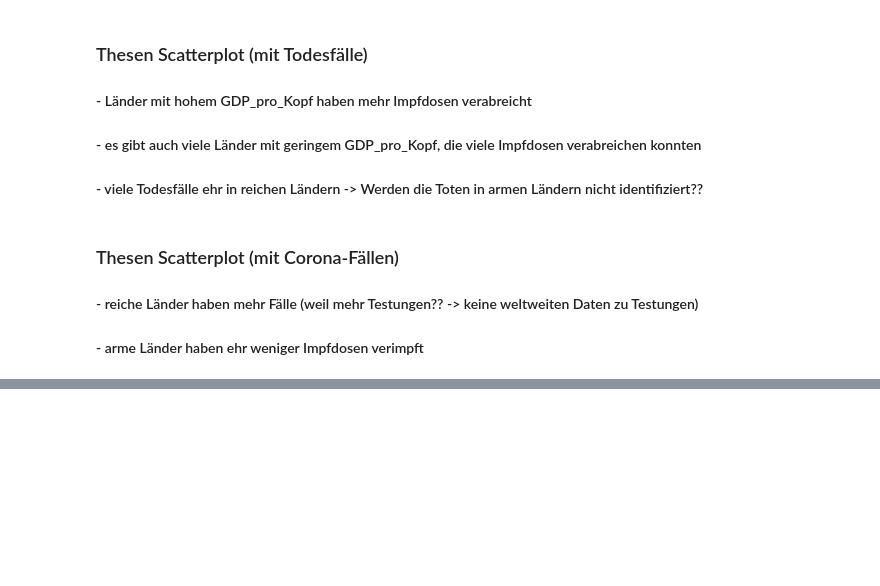
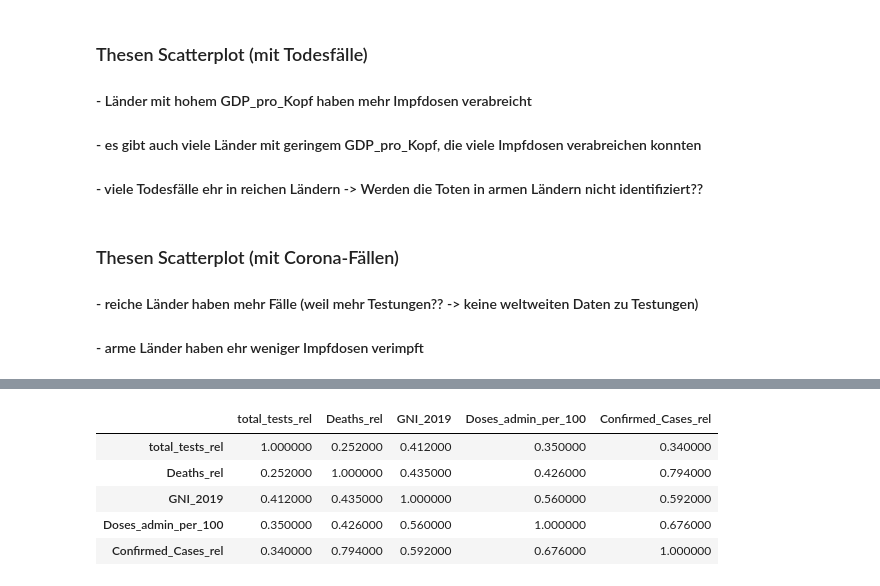
Before and after one commit to espelling/Bachelor_thesis, a Jupyter notebook: EDA.ipynb, the cells around one changed output, grey strips where cells are left out. Saved outputs shown, nothing was run; the diff lists cells and outputs as text; code cells hidden in the pictures; blank space fills up the shorter version.

```diff
--- a/EDA.ipynb
+++ b/EDA.ipynb
@@ -109,0 +148,13 @@ memory usage: 27.8+ KB
+# %%
+#Korrelationsmatrix nach Spearman -> da nicht linearer Zusammenhang
+df_corr = df[df['Date'] == "2022-05-01"]
+df_corr = df_corr[{"GNI_2019", 'Doses_admin_per_100', 'Deaths_rel', "Confirmed_Cases_rel", "total_tests_rel"}]
+
+df_corr.corr(method="spearman").round(3).style.background_gradient(cmap='YlOrRd', high=0.5)
+# %% [output]
+|  | total_tests_rel | Deaths_rel | GNI_2019 | Doses_admin_per_100 | Confirmed_Cases_rel |
+| total_tests_rel | 1.000000 | 0.252000 | 0.412000 | 0.350000 | 0.340000 |
+| Deaths_rel | 0.252000 | 1.000000 | 0.435000 | 0.426000 | 0.794000 |
+| GNI_2019 | 0.412000 | 0.435000 | 1.000000 | 0.560000 | 0.592000 |
+| Doses_admin_per_100 | 0.350000 | 0.426000 | 0.560000 | 1.000000 | 0.676000 |
+| Confirmed_Cases_rel | 0.340000 | 0.794000 | 0.592000 | 0.676000 | 1.000000 |
```
Also changed, not shown: parts of 6 cells of this notebook, 2 other files.
